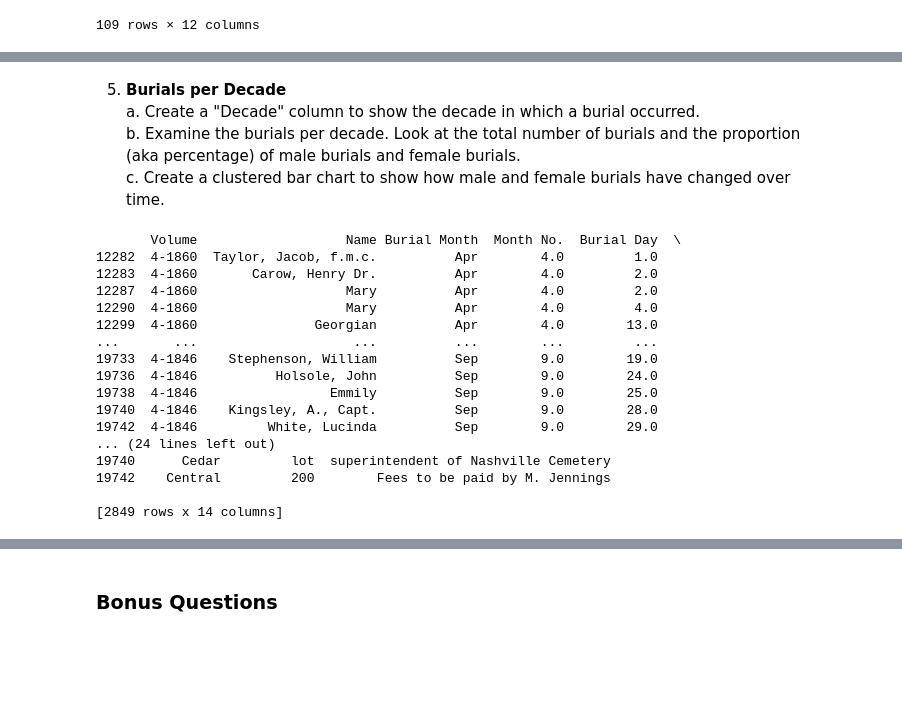
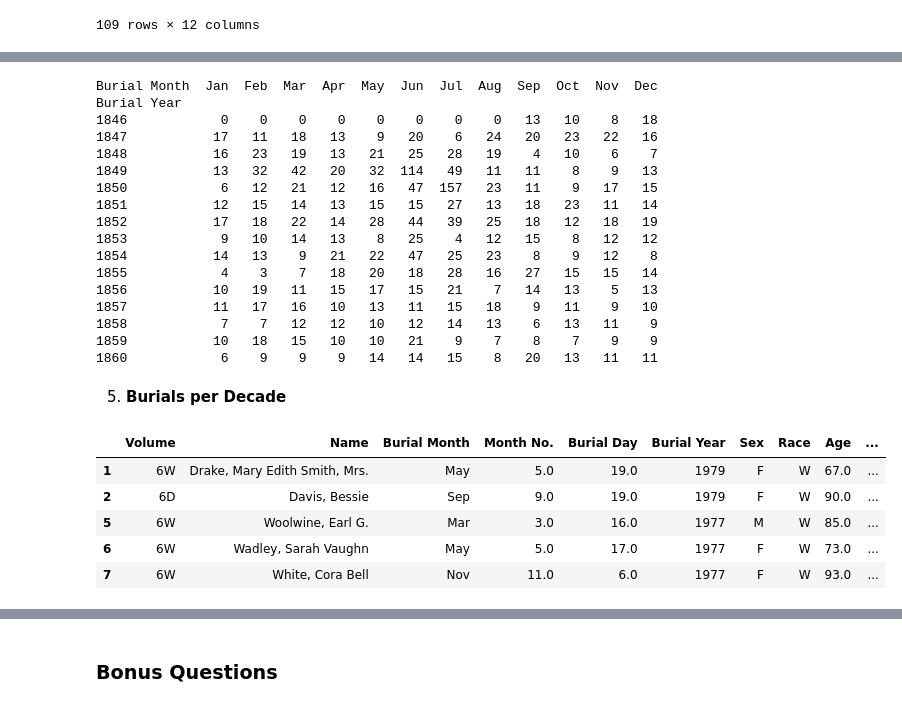
Before and after one commit to NSS-Data-Analytics-Cohort-10/advanced-pandas-emmydoore, a Jupyter notebook: notebooks/adv_pandas.ipynb, the cells around one changed output, grey strips where cells are left out. Saved outputs shown, nothing was run; the diff lists cells and outputs as text; code cells hidden in the pictures; blank space fills up the shorter version.

```diff
--- a/notebooks/adv_pandas.ipynb
+++ b/notebooks/adv_pandas.ipynb
@@ -166,24 +143,45 @@ Burial Year
+# %%
+#c.
+ncc_copy=ncc_df
+
+#years 1846-1860
+ncc_copy=ncc_copy[(ncc_copy['Burial Year'] >=1846) & (ncc_copy['Burial Year']<=1860)]
+
+#new cross tab with filtered burial years
+
+cross_2=pd.crosstab(ncc_copy['Burial Year'],ncc_copy['Burial Month'])
+cross_2=cross_2.reindex(months, axis="columns")
+print(cross_2)
+# %% [output]
+Burial Month  Jan  Feb  Mar  Apr  May  Jun  Jul  Aug  Sep  Oct  Nov  Dec
+Burial Year
+1846            0    0    0    0    0    0    0    0   13   10    8   18
+1847           17   11   18   13    9   20    6   24   20   23   22   16
+1848           16   23   19   13   21   25   28   19    4   10    6    7
+1849           13   32   42   20   32  114   49   11   11    8    9   13
+1850            6   12   21   12   16   47  157   23   11    9   17   15
+1851           12   15   14   13   15   15   27   13   18   23   11   14
+1852           17   18   22   14   28   44   39   25   18   12   18   19
+1853            9   10   14   13    8   25    4   12   15    8   12   12
+1854           14   13    9   21   22   47   25   23    8    9   12    8
+1855            4    3    7   18   20   18   28   16   27   15   15   14
+1856           10   19   11   15   17   15   21    7   14   13    5   13
+1857           11   17   16   10   13   11   15   18    9   11    9   10
+1858            7    7   12   12   10   12   14   13    6   13   11    9
+1859           10   18   15   10   10   21    9    7    8    7    9    9
+1860            6    9    9    9   14   14   15    8   20   13   11   11
 # %% [markdown]
 5. **Burials per Decade**
-    a. Create a "Decade" column to show the decade in which a burial occurred.
-    b. Examine the burials per decade. Look at the total number of burials and the proportion (aka percentage) of male burials and female burials.
-    c. Create a clustered bar chart to show how male and female burials have changed over time.
 # %%
+#a. Create a "Decade" column to show the decade in which a burial occurred.
+
+#makes decade column
+ncc_df['Decade']=(ncc_df['Burial Year']//10)*10
+ncc_df.head()
 # %% [output]
-       Volume                   Name Burial Month  Month No.  Burial Day  \
-12282  4-1860  Taylor, Jacob, f.m.c.          Apr        4.0         1.0
-12283  4-1860       Carow, Henry Dr.          Apr        4.0         2.0
-12287  4-1860                   Mary          Apr        4.0         2.0
-12290  4-1860                   Mary          Apr        4.0         4.0
-12299  4-1860               Georgian          Apr        4.0        13.0
-...       ...                    ...          ...        ...         ...
-19733  4-1846    Stephenson, William          Sep        9.0        19.0
-19736  4-1846          Holsole, John          Sep        9.0        24.0
-19738  4-1846                 Emmily          Sep        9.0        25.0
-19740  4-1846    Kingsley, A., Capt.          Sep        9.0        28.0
-19742  4-1846         White, Lucinda          Sep        9.0        29.0
-... (24 lines left out)
-19740      Cedar         lot  superintendent of Nashville Cemetery
-19742    Central         200        Fees to be paid by M. Jennings
-
-[2849 rows x 14 columns]
+|  | Volume | Name | Burial Month | Month No. | Burial Day | Burial Year | Sex | Race | Age | ... |
+| 1 | 6W | Drake, Mary Edith Smith, Mrs. | May | 5.0 | 19.0 | 1979 | F | W | 67.0 | ... |
+| 2 | 6D | Davis, Bessie | Sep | 9.0 | 19.0 | 1979 | F | W | 90.0 | ... |
+| 5 | 6W | Woolwine, Earl G. | Mar | 3.0 | 16.0 | 1977 | M | W | 85.0 | ... |
+| 6 | 6W | Wadley, Sarah Vaughn | May | 5.0 | 17.0 | 1977 | F | W | 73.0 | ... |
+| 7 | 6W | White, Cora Bell | Nov | 11.0 | 6.0 | 1977 | F | W | 93.0 | ... |
```
Also changed, not shown: parts of 5 cells of this notebook.
